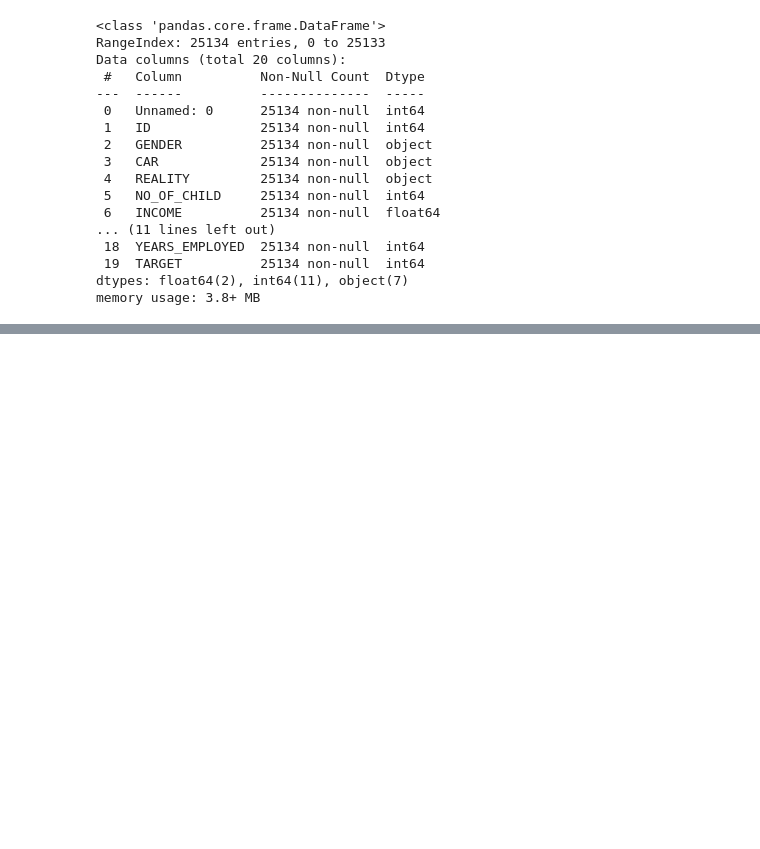
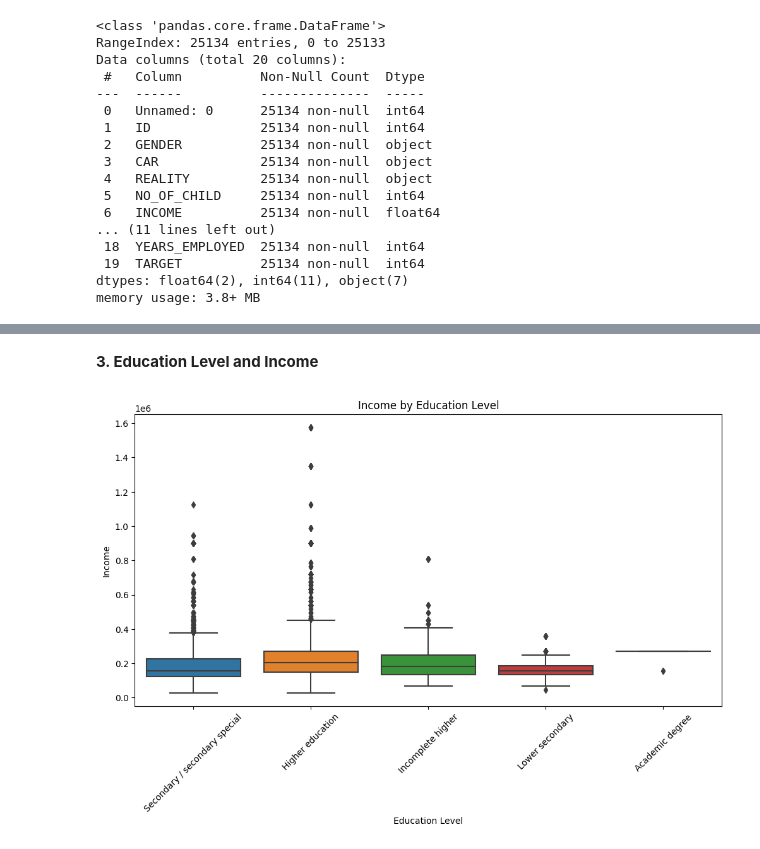
Before and after one commit to victormuuo07/PennyPal-System, a Jupyter notebook: pennypal-system.ipynb, the cells around one changed output, grey strips where cells are left out. Drawn from its saved outputs; the diff is of its cells as text; code cells hidden in the pictures; blank space fills up the shorter version.

```diff
--- a/pennypal-system.ipynb
+++ b/pennypal-system.ipynb
@@ -1593,0 +1675,12 @@ memory usage: 3.8+ MB
+# %% [markdown]
+**3. Education Level and Income**
+# %%
+plt.figure(figsize=(12, 6))
+sns.boxplot(data=df22, x='Education_Type', y='Income')
+plt.title("Income by Education Level")
+plt.xticks(rotation=45)
+plt.xlabel("Education Level")
+plt.ylabel("Income")
+plt.show()
+# %% [output]
+[figure, added]
```
Also changed, not shown: parts of 9 cells of this notebook.
